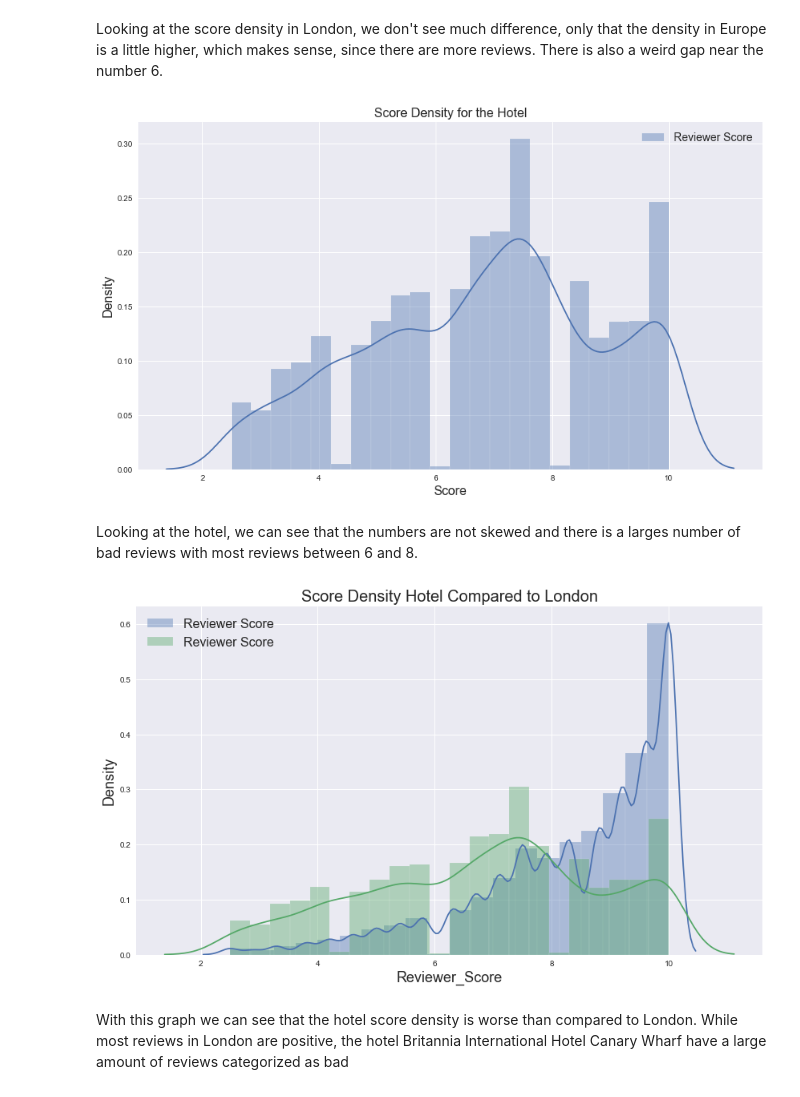
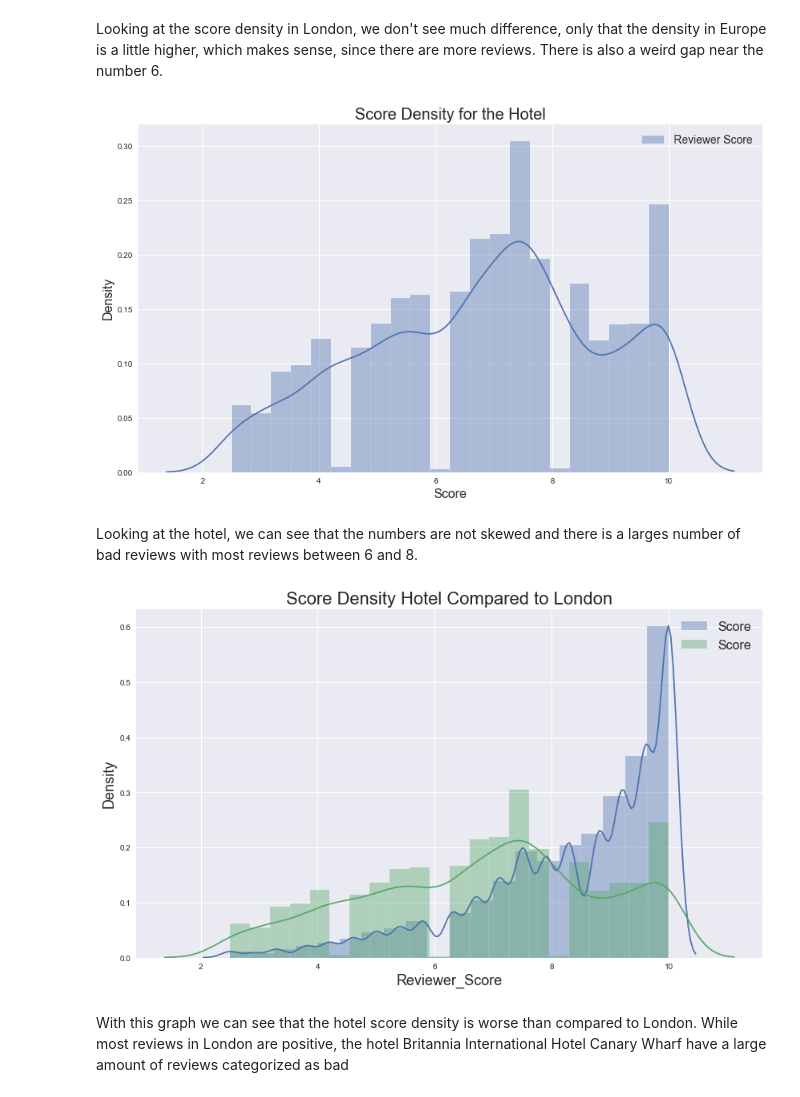
Before and after one commit to ismael-araujo/Hotel-Reviews-Analysis-Using-NLP, a Jupyter notebook: preprossessing/eda.ipynb, the cells around one changed output. Saved outputs shown, nothing was run; the diff lists cells and outputs as text; code cells hidden in the pictures.

Commit message:
new images

```diff
--- a/preprossessing/eda.ipynb
+++ b/preprossessing/eda.ipynb
@@ -508,31 +508,32 @@ ax = plt.figure(figsize=(14,8))
 
 sns.distplot(hotel.Reviewer_Score, label='Reviewer Score')
 plt.legend(fontsize=14)
-plt.title("Score Density for the Hotel", fontsize=16)
+plt.title("Score Density for the Hotel", fontsize=20)
 plt.xlabel('Score', fontsize=16)
 plt.ylabel('Density', fontsize=16)
 plt.savefig('../images/score-density-hotel.png', bbox_inches = "tight", pad_inches=.5, dpi=300)
 plt.show()
 # %% [output]
-[figure, old version]
+[figure, new version]
 # %% [markdown]
 Looking at the hotel, we can see that the numbers are not skewed and there is a larges number of bad reviews with most reviews between 6 and 8.
 # %%
 # Comparing the hotel score density to Europe
 ax = plt.figure(figsize=(14,8))
 
 # sns.distplot(df.Average_Score, label='Average Score')
-sns.distplot(london.Reviewer_Score, label='Reviewer Score', bins=20)
+sns.distplot(london.Reviewer_Score, label='Score', bins=20)
+# ax.set(xlabel='common xlabel', ylabel='common ylabel')
 plt.legend(fontsize=16)
-plt.title("Score Density Hotel Compared to London", fontsize=20)
+plt.title("Score Density Hotel Compared to London", fontsize=22)
 plt.xlabel('Score', fontsize=18)
 plt.ylabel('Density', fontsize=18)
-sns.distplot(hotel.Reviewer_Score, label='Reviewer Score')
+sns.distplot(hotel.Reviewer_Score, label='Score')
 plt.legend(fontsize=16)
 plt.savefig('../images/score-density-hotel-vs-london.png', bbox_inches = "tight", pad_inches=.5, dpi=300)
 plt.show()
 # %% [output]
-[figure, old version]
+[figure, new version]
 # %% [markdown]
 With this graph we can see that the hotel score density is worse than compared to London. While most reviews in London are positive, the hotel Britannia International Hotel Canary Wharf have a large amount of reviews categorized as bad
 # %%
```
Also changed, not shown: parts of 2 cells of this notebook, 4 other files.
